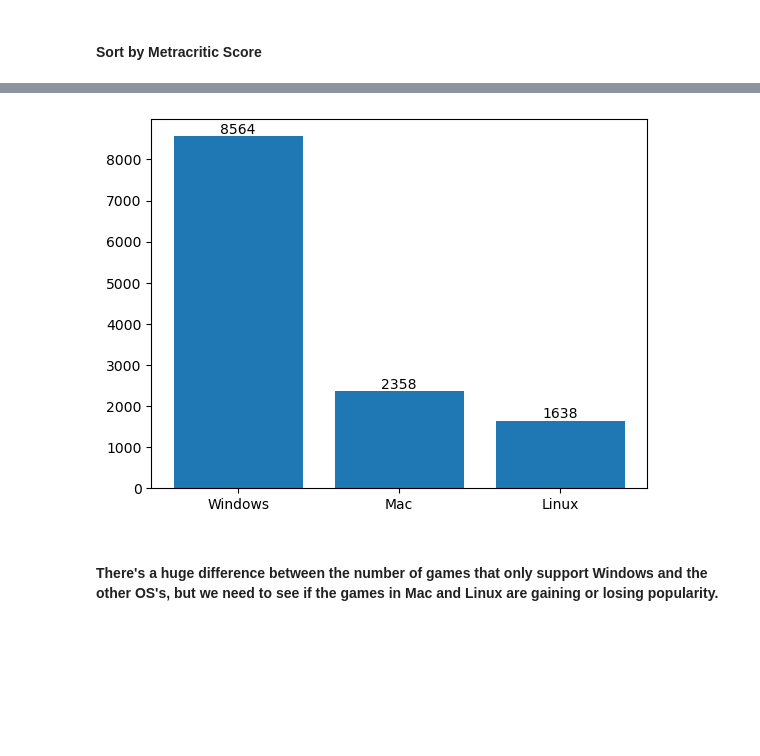
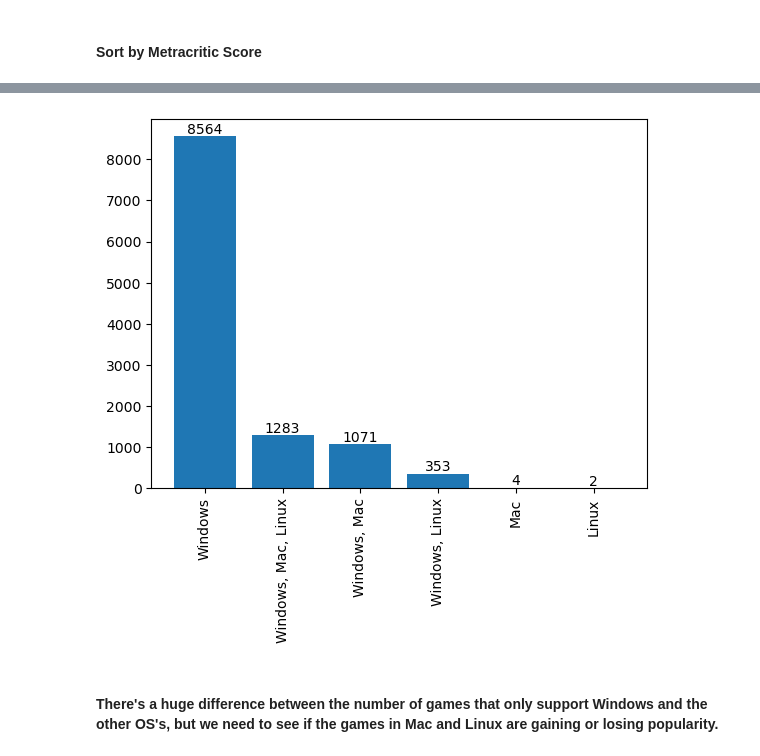
Before and after one commit to marxio09dio/Steam-Games, a Jupyter notebook: 04_data_exploration.ipynb, the cells around one changed output, grey strips where cells are left out. Drawn from its saved outputs; the diff is of its cells as text; code cells hidden in the pictures; blank space fills up the shorter version.

```diff
--- a/04_data_exploration.ipynb
+++ b/04_data_exploration.ipynb
@@ -13,3 +19,10 @@ df_steam = pd.read_excel('data/steam_data_final.xlsx')
 df_steam['Positive_Reviews_Percentage'] = df_steam['Positive_Reviews'] / (df_steam['Positive_Reviews'] + df_steam['Negative_Reviews']) * 100
 df_steam['Negative_Reviews_Percentage'] = df_steam['Negative_Reviews'] / (df_steam['Positive_Reviews'] + df_steam['Negative_Reviews']) * 100
 df_steam['Recommendation_Percentage'] = df_steam['Recommendations'] / (df_steam['Positive_Reviews'] + df_steam['Negative_Reviews']) * 100
+# %%
+# single columns for the supported OS
+df_steam['OS_Support'] = ''
+df_steam.loc[df_steam['Windows_Support'] == 1, 'OS_Support'] += 'Windows, '
+df_steam.loc[df_steam['Mac_Support'] == 1, 'OS_Support'] += 'Mac, '
+df_steam.loc[df_steam['Linux_Support'] == 1, 'OS_Support'] += 'Linux'
+df_steam['OS_Support'] = df_steam['OS_Support'].str.rstrip(', ')
@@ -179,25 +187,19 @@ sorted_Recommendations.head(30)
 # %%
-# Count the number of games that only support Windows
-only_windows_count = ((df_steam['Windows_Support'] == 1) & (df_steam['Mac_Support'] == 0) & (df_steam['Linux_Support'] == 0)).sum()
+# Count the number of games for each OS support
+platform_counts = df_steam['OS_Support'].value_counts()
 
-# Count the number of games that support Mac
-mac_count = (df_steam['Mac_Support'] == 1).sum()
-
-# Count the number of games that support Linux
-linux_count = (df_steam['Linux_Support'] == 1).sum()
-
-# Create the bar chart
-os_system = ['Windows', 'Mac', 'Linux']
-counts = [only_windows_count, mac_count, linux_count]
-plt.bar(os_system, counts)
+# Create a bar chart
+plt.bar(platform_counts.index, platform_counts.values)
+plt.xticks(rotation=90)
 
 # Add value labels to the bars
-for i, count in enumerate(counts):
+for i, count in enumerate(platform_counts):
     plt.text(i, count, str(count),ha='center', va='bottom')
 
+# Display the chart
 plt.show()
 # %% [output]
-[figure, old version]
+[figure, new version]
 # %% [markdown]
 #### There's a huge difference between the number of games that only support Windows and the other OS's, but we need to see if the games in Mac and Linux are gaining or losing popularity.
 # %%
```
Also changed, not shown: parts of 12 cells of this notebook, 1 other file.
